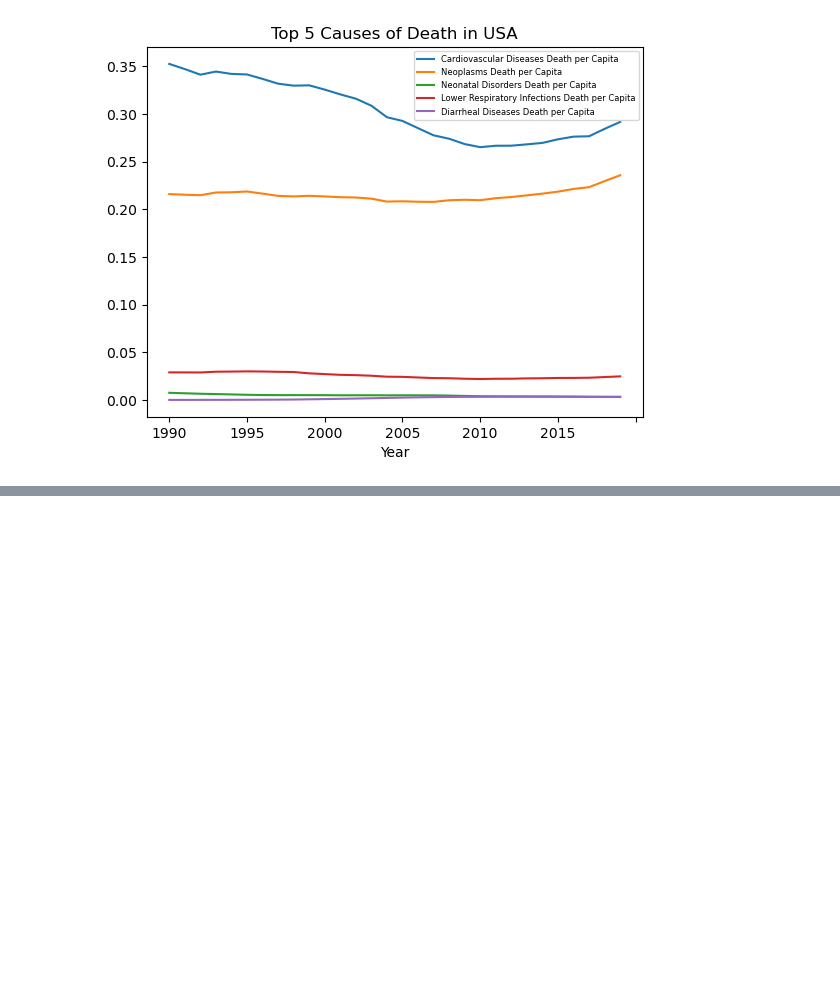
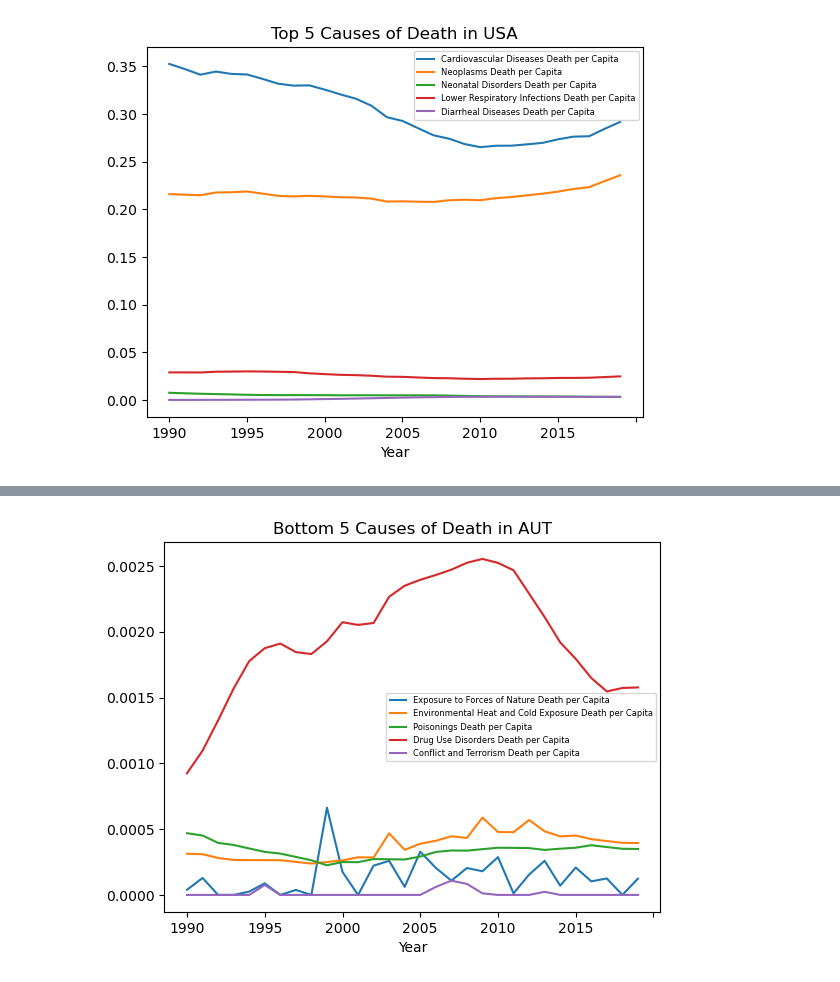
Before and after one commit to thomasjngo/Cause-of-Death-Analysis, a Jupyter notebook: Cause of Death Analysis/CommonCausesofDeath.ipynb, the cells around one changed output, grey strips where cells are left out. Cells and saved outputs as stored; diff of their text form; code cells hidden in the pictures; blank space fills up the shorter version.

```diff
--- a/Cause of Death Analysis/CommonCausesofDeath.ipynb
+++ b/Cause of Death Analysis/CommonCausesofDeath.ipynb
@@ -390,3 +399,9 @@ usa_death_top.plot(x='Year')
+# %%
+bottom_aut=bottom_death_of_country('AUT')
+bottom_aut.plot(x='Year',title='Bottom 5 Causes of Death in AUT').legend(fontsize=6, loc="best")
+plt.show()
+# %% [output]
+[figure, added]
 # %%
 
 # Questions to Answer:
```
Also changed, not shown: parts of 3 cells of this notebook.
